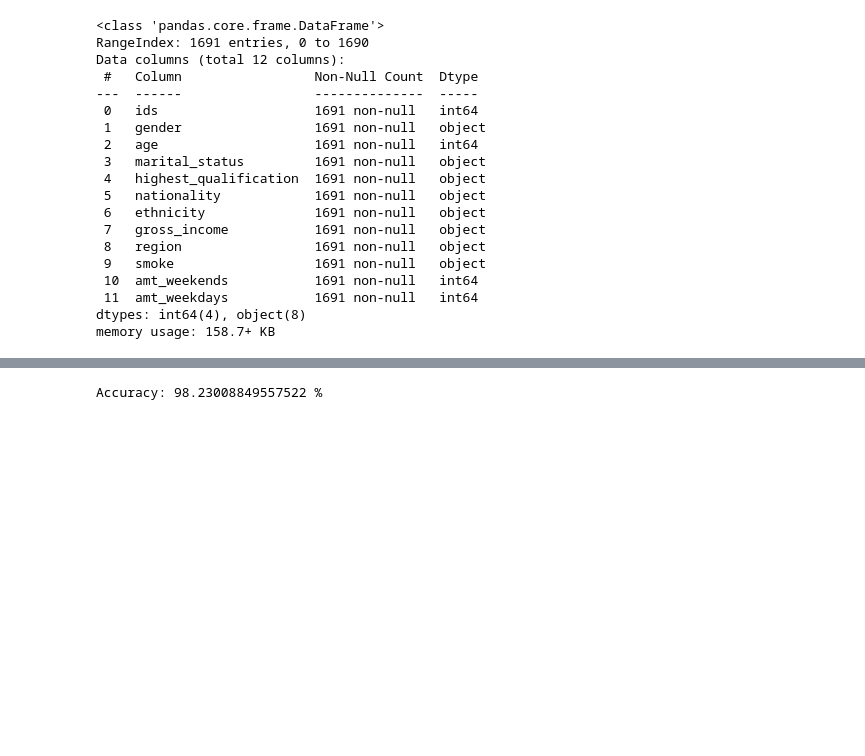
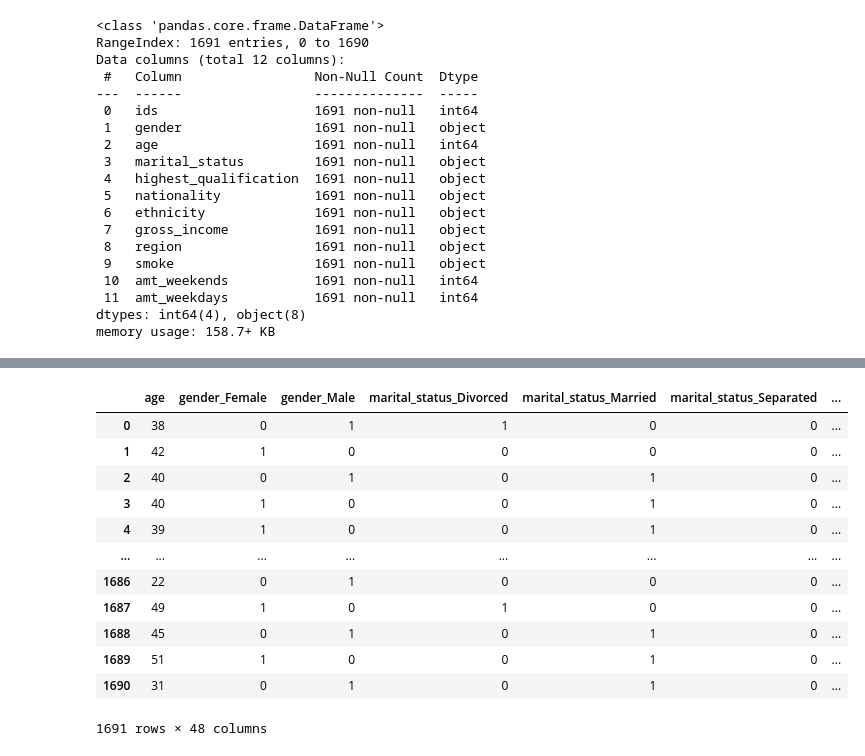
Before and after one commit to jvpazotti/Machine-learning-project, a Jupyter notebook: projeto.ipynb, the cells around one changed output, grey strips where cells are left out. Cells and saved outputs as stored; diff of their text form; code cells hidden in the pictures; blank space fills up the shorter version.

```diff
--- a/projeto.ipynb
+++ b/projeto.ipynb
@@ -197,11 +336,22 @@ df.drop(columns=['ids','region','nationality'], inplace=True)
+# %%
+X
+# %% [output]
+|  | age | gender_Female | gender_Male | marital_status_Divorced | marital_status_Married | marital_status_Separated | ... |
+| 0 | 38 | 0 | 1 | 1 | 0 | 0 | ... |
+| 1 | 42 | 1 | 0 | 0 | 0 | 0 | ... |
+| 2 | 40 | 0 | 1 | 0 | 1 | 0 | ... |
+| 3 | 40 | 1 | 0 | 0 | 1 | 0 | ... |
+| 4 | 39 | 1 | 0 | 0 | 1 | 0 | ... |
+| ... | ... | ... | ... | ... | ... | ... | ... |
+| 1686 | 22 | 0 | 1 | 0 | 0 | 0 | ... |
+| 1687 | 49 | 1 | 0 | 1 | 0 | 0 | ... |
+| 1688 | 45 | 0 | 1 | 0 | 1 | 0 | ... |
+| 1689 | 51 | 1 | 0 | 0 | 1 | 0 | ... |
+| 1690 | 31 | 0 | 1 | 0 | 1 | 0 | ... |
+1691 rows × 48 columns
 # %%
-X = df.drop(['smoke'], axis=1)
-y = df['smoke']
-X = pd.get_dummies(X)
-X_train, X_test, y_train, y_test = train_test_split(X, y, test_size=0.2, random_state=42)
-model = LogisticRegression(penalty='l1', C=0.1, solver='liblinear')
+
+model = LogisticRegression(penalty='l1',C=0.1, solver='liblinear')
 model.fit(X_train, y_train)
+predictions = model.predict(X_test)
 score = model.score(X_test, y_test)
-print("Accuracy:", score*100,"%")
-# %% [output]
-Accuracy: 98.23008849557522 %
```
Also changed, not shown: parts of 19 cells of this notebook.
